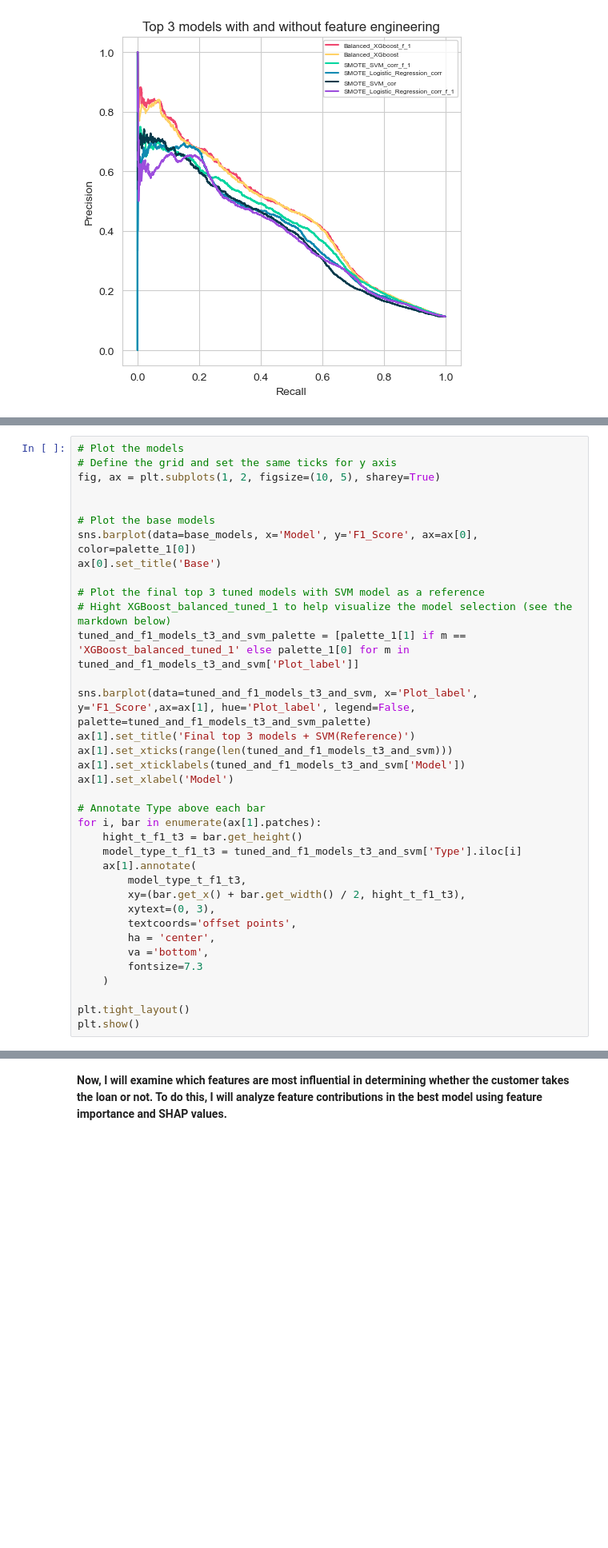
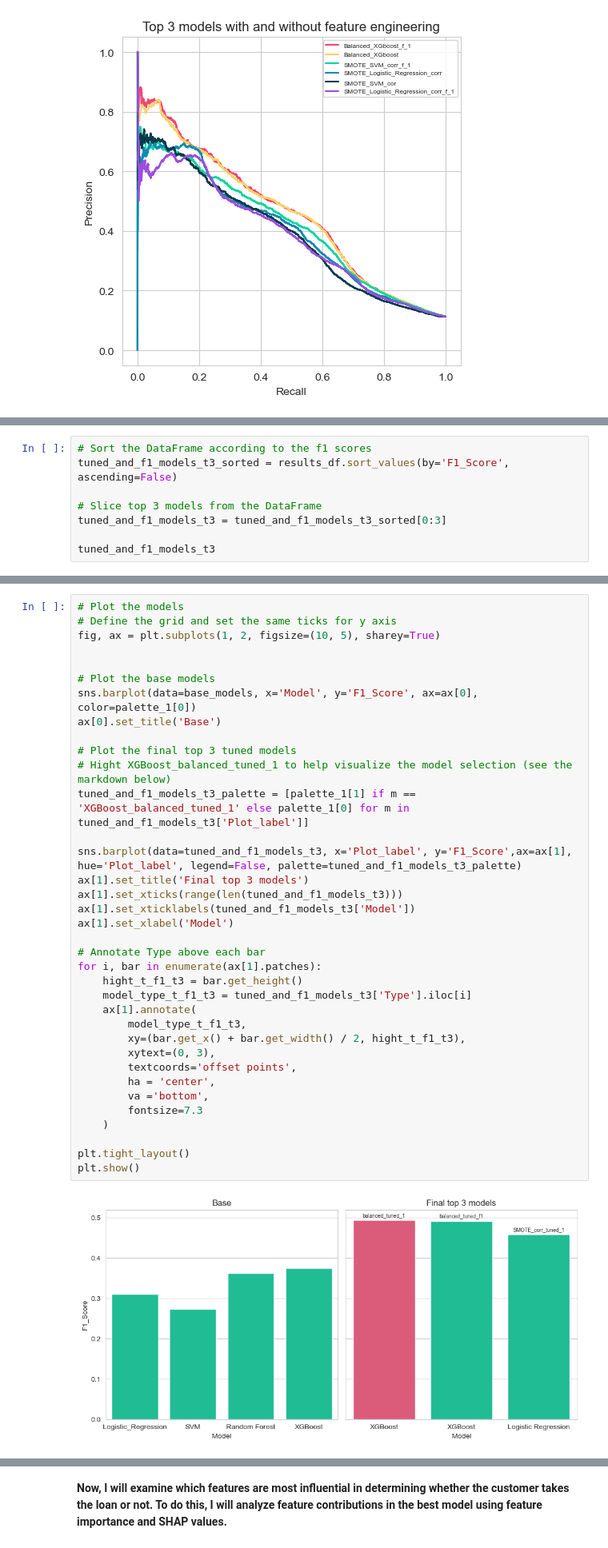
Before and after one commit to Itaru2018/bankmarketing_jupyter, a Jupyter notebook: Bank_Marketing.ipynb, the cells around one changed output, grey strips where cells are left out. Shown at 80% size. Saved outputs shown, nothing was run; the diff lists cells and outputs as text; blank space fills up the shorter version.

```diff
--- a/Bank_Marketing.ipynb
+++ b/Bank_Marketing.ipynb
@@ -2169,0 +2322,8 @@ tuned_and_f1_models_t3
+# %%
+# Sort the DataFrame according to the f1 scores
+tuned_and_f1_models_t3_sorted = results_df.sort_values(by='F1_Score', ascending=False)
+
+# Slice top 3 models from the DataFrame
+tuned_and_f1_models_t3 = tuned_and_f1_models_t3_sorted[0:3]
+
+tuned_and_f1_models_t3
@@ -2180,39 +2353,41 @@ tuned_and_f1_models_t3_and_svm
 # %%
 # Plot the models
 # Define the grid and set the same ticks for y axis
 fig, ax = plt.subplots(1, 2, figsize=(10, 5), sharey=True)
 
 
 # Plot the base models
 sns.barplot(data=base_models, x='Model', y='F1_Score', ax=ax[0], color=palette_1[0])
 ax[0].set_title('Base')
 
-# Plot the final top 3 tuned models with SVM model as a reference
+# Plot the final top 3 tuned models
 # Hight XGBoost_balanced_tuned_1 to help visualize the model selection (see the markdown below)
-tuned_and_f1_models_t3_and_svm_palette = [palette_1[1] if m == 'XGBoost_balanced_tuned_1' else palette_1[0] for m in tuned_and_f1_models_t3_and_svm['Plot_label']]
+tuned_and_f1_models_t3_palette = [palette_1[1] if m == 'XGBoost_balanced_tuned_1' else palette_1[0] for m in tuned_and_f1_models_t3['Plot_label']]
 
-sns.barplot(data=tuned_and_f1_models_t3_and_svm, x='Plot_label', y='F1_Score',ax=ax[1], hue='Plot_label', legend=False, palette=tuned_and_f1_models_t3_and_svm_palette)
-ax[1].set_title('Final top 3 models + SVM(Reference)')
-ax[1].set_xticks(range(len(tuned_and_f1_models_t3_and_svm)))
-ax[1].set_xticklabels(tuned_and_f1_models_t3_and_svm['Model'])
+sns.barplot(data=tuned_and_f1_models_t3, x='Plot_label', y='F1_Score',ax=ax[1], hue='Plot_label', legend=False, palette=tuned_and_f1_models_t3_palette)
+ax[1].set_title('Final top 3 models')
+ax[1].set_xticks(range(len(tuned_and_f1_models_t3)))
+ax[1].set_xticklabels(tuned_and_f1_models_t3['Model'])
 ax[1].set_xlabel('Model')
 
 # Annotate Type above each bar
 for i, bar in enumerate(ax[1].patches):
     hight_t_f1_t3 = bar.get_height()
-    model_type_t_f1_t3 = tuned_and_f1_models_t3_and_svm['Type'].iloc[i]
+    model_type_t_f1_t3 = tuned_and_f1_models_t3['Type'].iloc[i]
     ax[1].annotate(
         model_type_t_f1_t3,
         xy=(bar.get_x() + bar.get_width() / 2, hight_t_f1_t3),
         xytext=(0, 3),
         textcoords='offset points',
         ha = 'center',
         va ='bottom',
         fontsize=7.3
     )
 
 plt.tight_layout()
 plt.show()
+# %% [output]
+[figure, added]
 # %% [markdown]
 **The best model: XGBoost_balanced_tuned**
 
```
Also changed, not shown: parts of 66 cells of this notebook, 6 other files.
